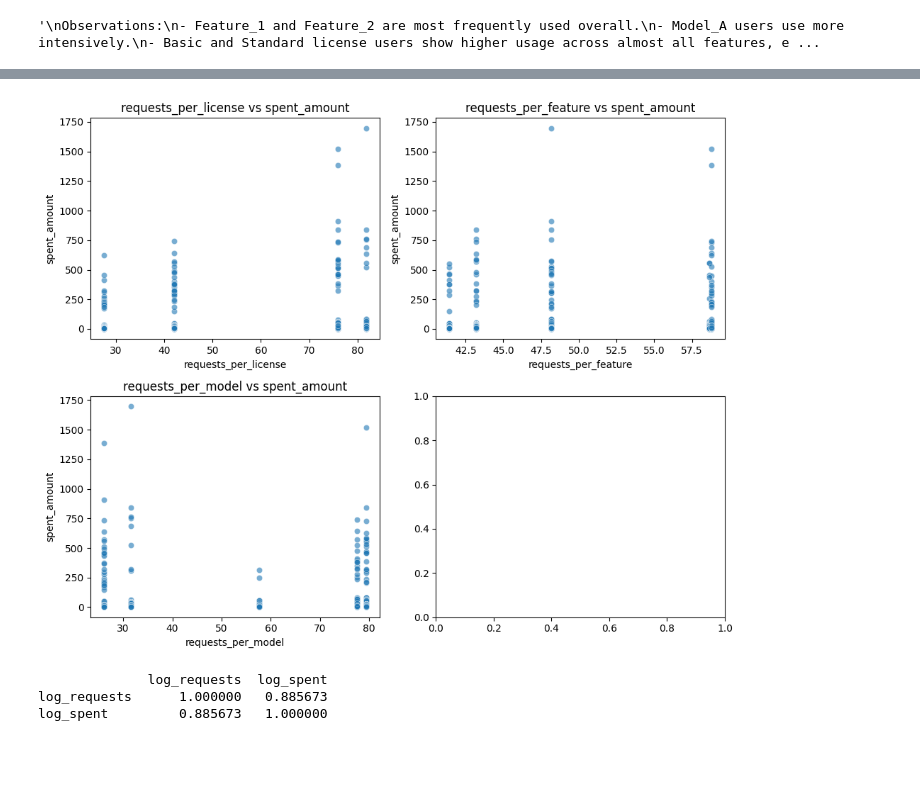
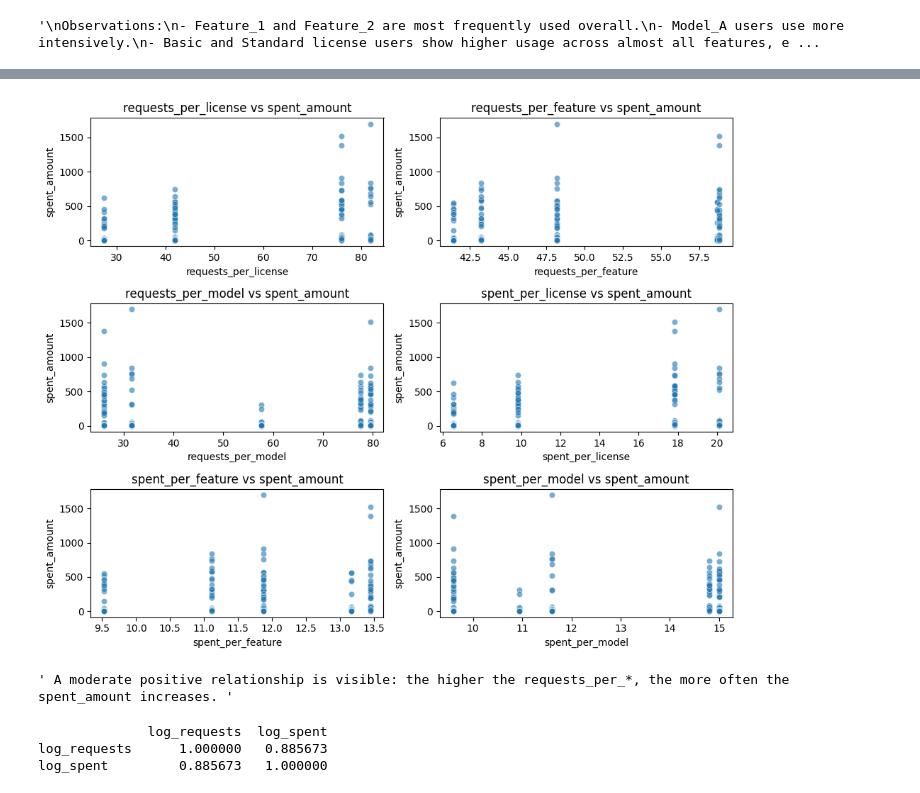
Before and after one commit to HYYH130613/ML-features-analysis, a Jupyter notebook: eda.ipynb, the cells around one changed output, grey strips where cells are left out. Drawn from its saved outputs; the diff is of its cells as text; code cells hidden in the pictures; blank space fills up the shorter version.

```diff
--- a/eda.ipynb
+++ b/eda.ipynb
@@ -290,23 +296 @@ Text(0.5, 1.0, 'Average spending by activity level')
 [figure]
-# %%
-vars_to_plot = [
-    'spent_per_license', 'spent_per_feature', 'spent_per_model'
-]
-
-sample_df = df.sample(n=20000, random_state=1)
-
-fig, ax = plt.subplots(2, 2, figsize=(10, 8))
-ax = ax.flatten()
-
-for i, var in enumerate(vars_to_plot):
-    sns.scatterplot(
-        x=var,
-        y="requests_cnt",
-        data=sample_df,
-        ax=ax[i],
-        alpha=0.6
-    )
-    ax[i].set_title(f"{var} vs requests_cnt")
-
-plt.tight_layout()
-plt.show()
@@ -315,27 +297,30 @@ plt.show()
 # %%
 vars_to_plot = [
-    'requests_per_license', 'requests_per_feature', 'requests_per_model'
+    'requests_per_license', 'requests_per_feature', 'requests_per_model',
+    'spent_per_license', 'spent_per_feature', 'spent_per_model'
 ]
 
 sample_df = df.sample(n=20000, random_state=1)
 
-fig, ax = plt.subplots(2, 2, figsize=(10, 8))
+fig, ax = plt.subplots(3, 2, figsize=(10, 8))
 ax = ax.flatten()
 
 for i, var in enumerate(vars_to_plot):
     sns.scatterplot(
         x=var,
         y="spent_amount",
         data=sample_df,
         ax=ax[i],
         alpha=0.6
     )
     ax[i].set_title(f"{var} vs spent_amount")
 
 plt.tight_layout()
 plt.show()
+""" A moderate positive relationship is visible: the higher the requests_per_*, the more often the spent_amount increases. """
 # %% [output]
-[figure, old version]
+[figure, new version]
+' A moderate positive relationship is visible: the higher the requests_per_*, the more often the spent_amount increases. '
 # %%
 print(df[['log_requests', 'log_spent']].corr())
 
```
Also changed, not shown: parts of 5 cells of this notebook.
